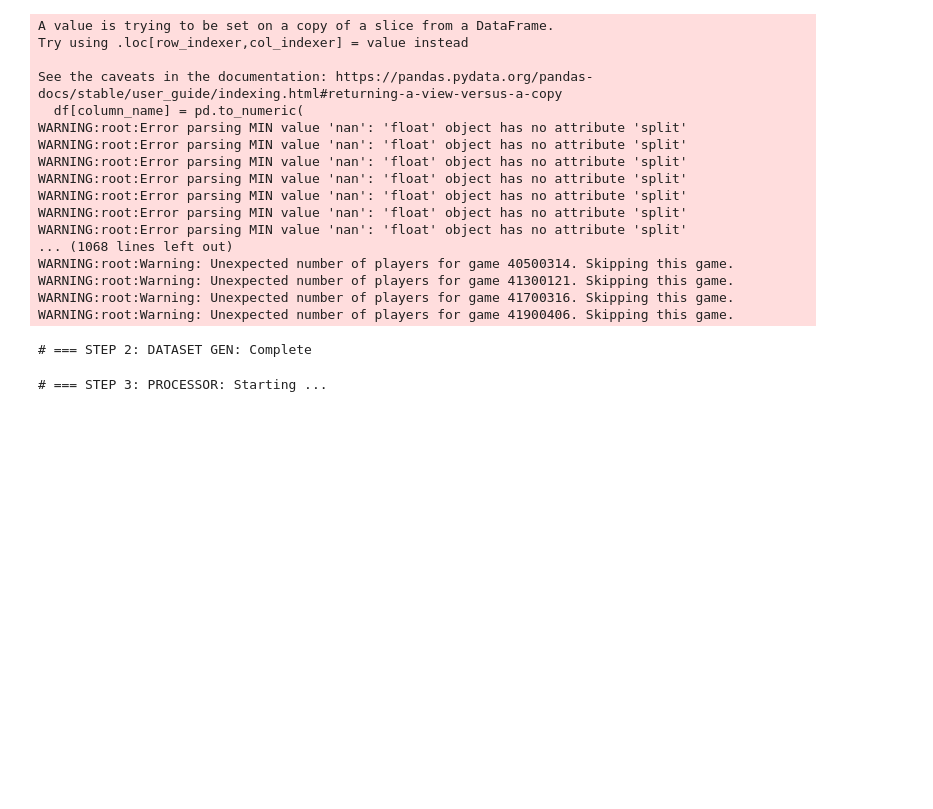
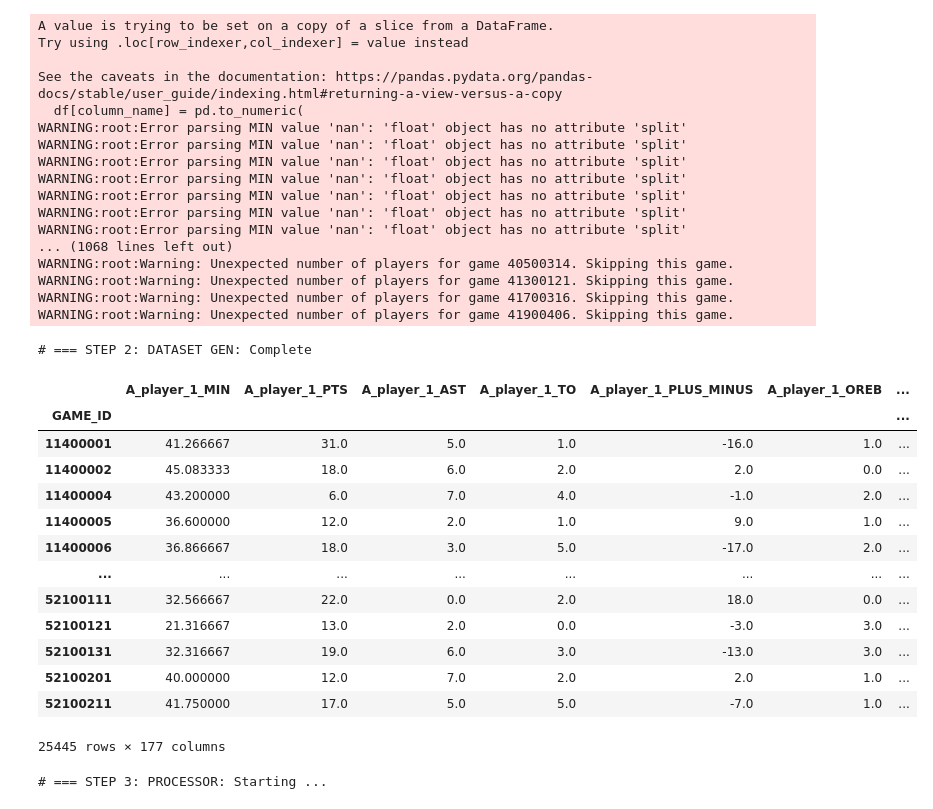
Before and after one commit to joaquinuriarte/sports-betting, a Jupyter notebook: main_jupyter.ipynb, the cells around one changed output. Drawn from its saved outputs; the diff is of its cells as text; code cells hidden in the pictures; blank space fills up the shorter version.

```diff
--- a/main_jupyter.ipynb
+++ b/main_jupyter.ipynb
@@ -102,6 +102,23 @@ WARNING:root:Warning: Unexpected number of players for game 41300121. Skipping t
 WARNING:root:Warning: Unexpected number of players for game 41700316. Skipping this game.
 WARNING:root:Warning: Unexpected number of players for game 41900406. Skipping this game.
 # === STEP 2: DATASET GEN: Complete
+# %%
+processed_dataset.features
+# %% [output]
+|  | A_player_1_MIN | A_player_1_PTS | A_player_1_AST | A_player_1_TO | A_player_1_PLUS_MINUS | A_player_1_OREB | ... |
+| GAME_ID |  |  |  |  |  |  | ... |
+| 11400001 | 41.266667 | 31.0 | 5.0 | 1.0 | -16.0 | 1.0 | ... |
+| 11400002 | 45.083333 | 18.0 | 6.0 | 2.0 | 2.0 | 0.0 | ... |
+| 11400004 | 43.200000 | 6.0 | 7.0 | 4.0 | -1.0 | 2.0 | ... |
+| 11400005 | 36.600000 | 12.0 | 2.0 | 1.0 | 9.0 | 1.0 | ... |
+| 11400006 | 36.866667 | 18.0 | 3.0 | 5.0 | -17.0 | 2.0 | ... |
+| ... | ... | ... | ... | ... | ... | ... | ... |
+| 52100111 | 32.566667 | 22.0 | 0.0 | 2.0 | 18.0 | 0.0 | ... |
+| 52100121 | 21.316667 | 13.0 | 2.0 | 0.0 | -3.0 | 3.0 | ... |
+| 52100131 | 32.316667 | 19.0 | 6.0 | 3.0 | -13.0 | 3.0 | ... |
+| 52100201 | 40.000000 | 12.0 | 7.0 | 2.0 | 2.0 | 1.0 | ... |
+| 52100211 | 41.750000 | 17.0 | 5.0 | 5.0 | -7.0 | 1.0 | ... |
+25445 rows × 177 columns
 # %%
 # === STEP 3: PROCESSOR
 print("# === STEP 3: PROCESSOR: Starting ...")
```
Also changed, not shown: parts of 6 cells of this notebook, 1 other file.
